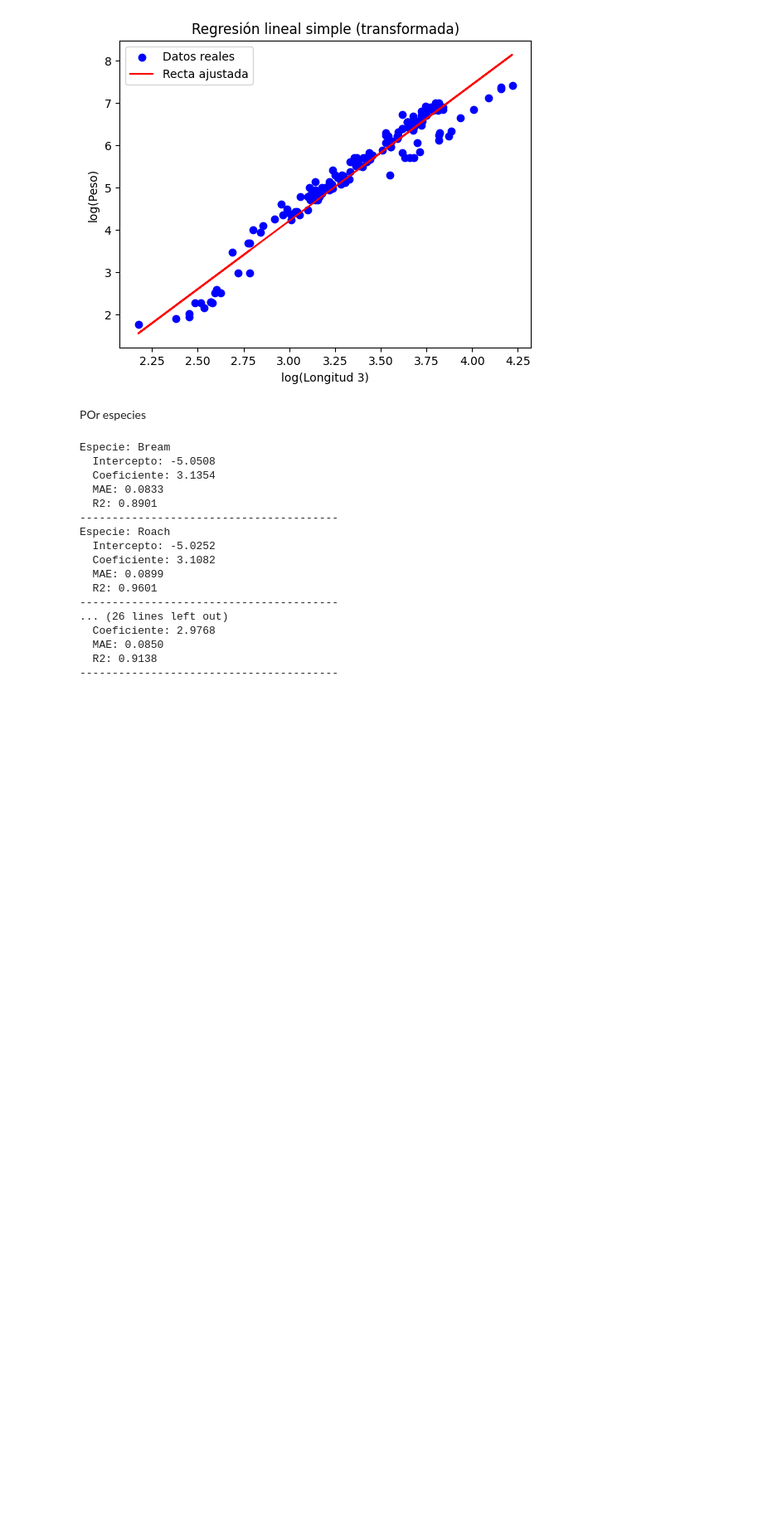
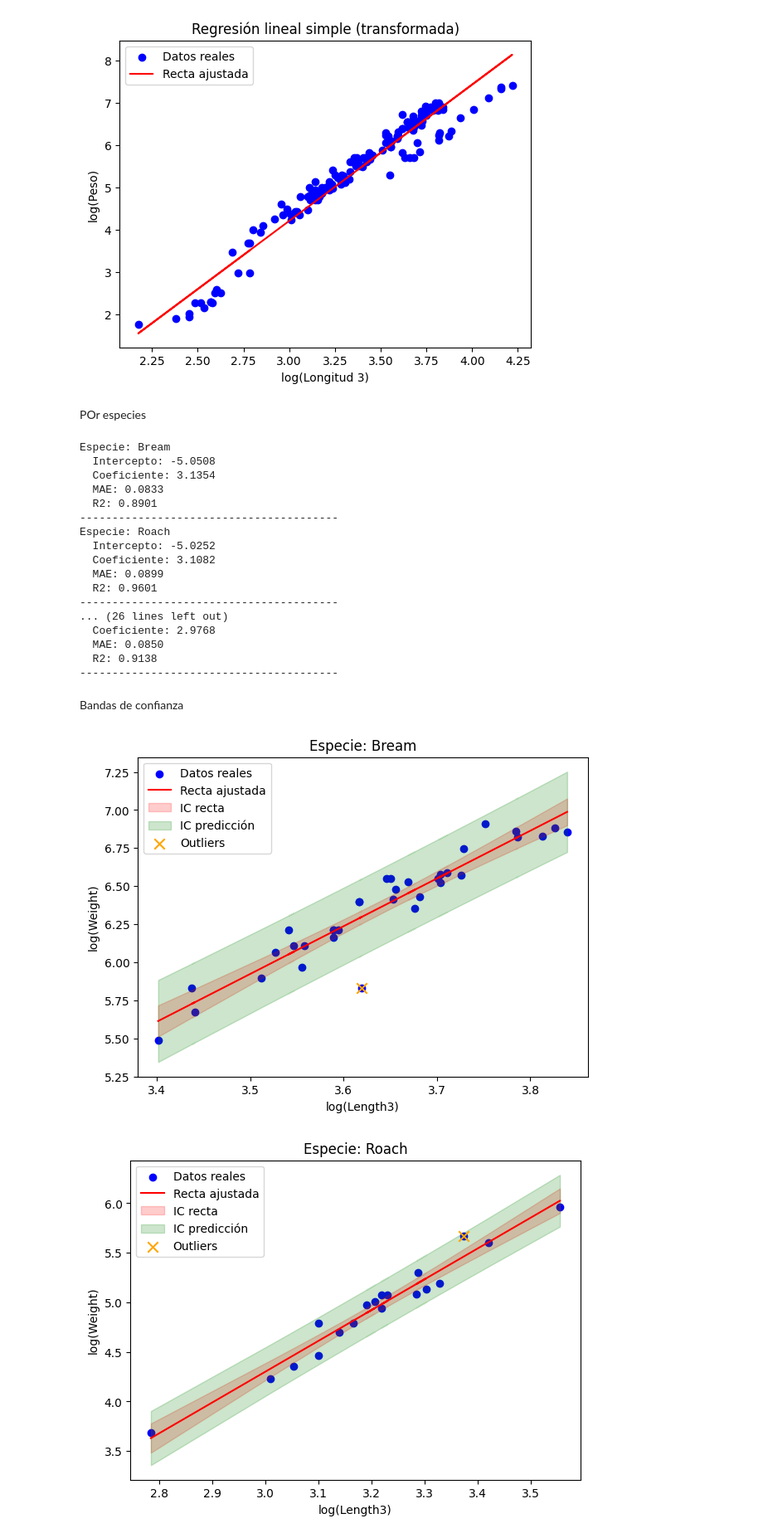
Before and after one commit to Abraham-Buenrostro-Cruces/FishRegresionLineal, a Jupyter notebook: Modelado.ipynb, the cells around one changed output. Shown at 83% size. Saved outputs shown, nothing was run; the diff lists cells and outputs as text; code cells hidden in the pictures; blank space fills up the shorter version.

Commit message:
Modelo completo: falta agregar descripciones

```diff
--- a/Modelado.ipynb
+++ b/Modelado.ipynb
@@ -117,3 +118,59 @@ Especie: Roach
   MAE: 0.0850
   R2: 0.9138
 ----------------------------------------
+# %% [markdown]
+Bandas de confianza
+# %%
+import statsmodels.api as sm
+
+species_results = {}
+
+for species in df['Species'].unique():
+    df_species = df[df['Species'] == species]
+
+    # Variables transformadas
+    X = np.log(df_species[['Length3']])
+    y = np.log(df_species['Weight'])
+
+    # Ajuste con statsmodels (más flexible para intervalos)
+    X_sm = sm.add_constant(X)  # agrega intercepto
+    model = sm.OLS(y, X_sm).fit()
+
+    # Predicciones y bandas
+    predictions = model.get_prediction(X_sm)
+    pred_summary = predictions.summary_frame(alpha=0.05)  # 95% IC
+
+    # Detectar outliers
+    residuals = model.resid
+    std_resid = residuals / np.std(residuals)
+    outliers = df_species[np.abs(std_resid) > 2]
+
+    # Guardar resultados
+    species_results[species] = {
+        "params": model.params,
+        "conf_int": model.conf_int(),
+        "outliers": outliers
+    }
+
+    # Gráfico
+    plt.figure(figsize=(7,5))
+    plt.scatter(X, y, label="Datos reales", color="blue")
+    plt.plot(X, pred_summary['mean'], color="red", label="Recta ajustada")
+    plt.fill_between(X.squeeze(),
+                     pred_summary['mean_ci_lower'],
+                     pred_summary['mean_ci_upper'],
+                     color="red", alpha=0.2, label="IC recta")
+    plt.fill_between(X.squeeze(),
+                     pred_summary['obs_ci_lower'],
+                     pred_summary['obs_ci_upper'],
+                     color="green", alpha=0.2, label="IC predicción")
+    plt.scatter(np.log(outliers['Length3']), np.log(outliers['Weight']),
+                color="orange", label="Outliers", marker="x", s=80)
+    plt.xlabel("log(Length3)")
+    plt.ylabel("log(Weight)")
+    plt.title(f"Especie: {species}")
+    plt.legend()
+    plt.show()
+# %% [output]
+[figure, added]
+[figure, added]
```
Also changed, not shown: parts of 6 cells of this notebook.
